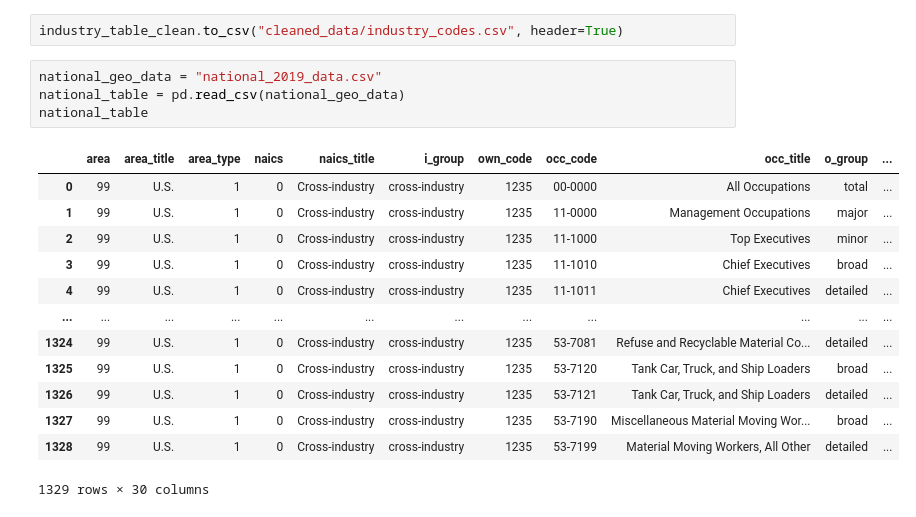
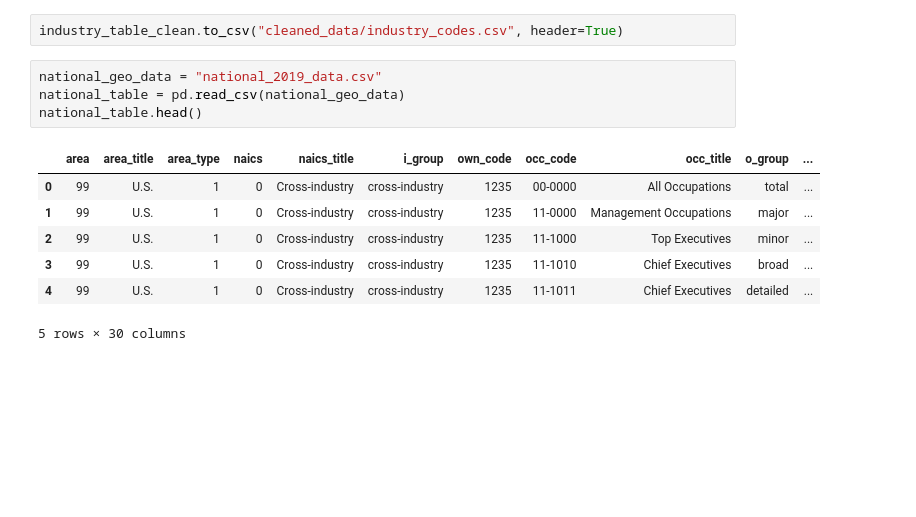
Before and after one commit to tah96/Career-Evaluation-Tool, a Jupyter notebook: geo_data_csvs/csv_cleaner.ipynb, the cells around one changed output. Cells and saved outputs as stored; diff of their text form; blank space fills up the shorter version.

```diff
--- a/geo_data_csvs/csv_cleaner.ipynb
+++ b/geo_data_csvs/csv_cleaner.ipynb
@@ -114,18 +114,12 @@ industry_table_clean.to_csv("cleaned_data/industry_codes.csv", header=True)
 # %%
 national_geo_data = "national_2019_data.csv"
 national_table = pd.read_csv(national_geo_data)
-national_table
+national_table.head()
 # %% [output]
 |  | area | area_title | area_type | naics | naics_title | i_group | own_code | occ_code | occ_title | o_group | ... |
 | 0 | 99 | U.S. | 1 | 0 | Cross-industry | cross-industry | 1235 | 00-0000 | All Occupations | total | ... |
 | 1 | 99 | U.S. | 1 | 0 | Cross-industry | cross-industry | 1235 | 11-0000 | Management Occupations | major | ... |
 | 2 | 99 | U.S. | 1 | 0 | Cross-industry | cross-industry | 1235 | 11-1000 | Top Executives | minor | ... |
 | 3 | 99 | U.S. | 1 | 0 | Cross-industry | cross-industry | 1235 | 11-1010 | Chief Executives | broad | ... |
 | 4 | 99 | U.S. | 1 | 0 | Cross-industry | cross-industry | 1235 | 11-1011 | Chief Executives | detailed | ... |
-| ... | ... | ... | ... | ... | ... | ... | ... | ... | ... | ... | ... |
-| 1324 | 99 | U.S. | 1 | 0 | Cross-industry | cross-industry | 1235 | 53-7081 | Refuse and Recyclable Material Co... | detailed | ... |
-| 1325 | 99 | U.S. | 1 | 0 | Cross-industry | cross-industry | 1235 | 53-7120 | Tank Car, Truck, and Ship Loaders | broad | ... |
-| 1326 | 99 | U.S. | 1 | 0 | Cross-industry | cross-industry | 1235 | 53-7121 | Tank Car, Truck, and Ship Loaders | detailed | ... |
-| 1327 | 99 | U.S. | 1 | 0 | Cross-industry | cross-industry | 1235 | 53-7190 | Miscellaneous Material Moving Wor... | broad | ... |
-| 1328 | 99 | U.S. | 1 | 0 | Cross-industry | cross-industry | 1235 | 53-7199 | Material Moving Workers, All Other | detailed | ... |
-1329 rows × 30 columns
+5 rows × 30 columns
```
Also changed, not shown: parts of 3 cells of this notebook.
